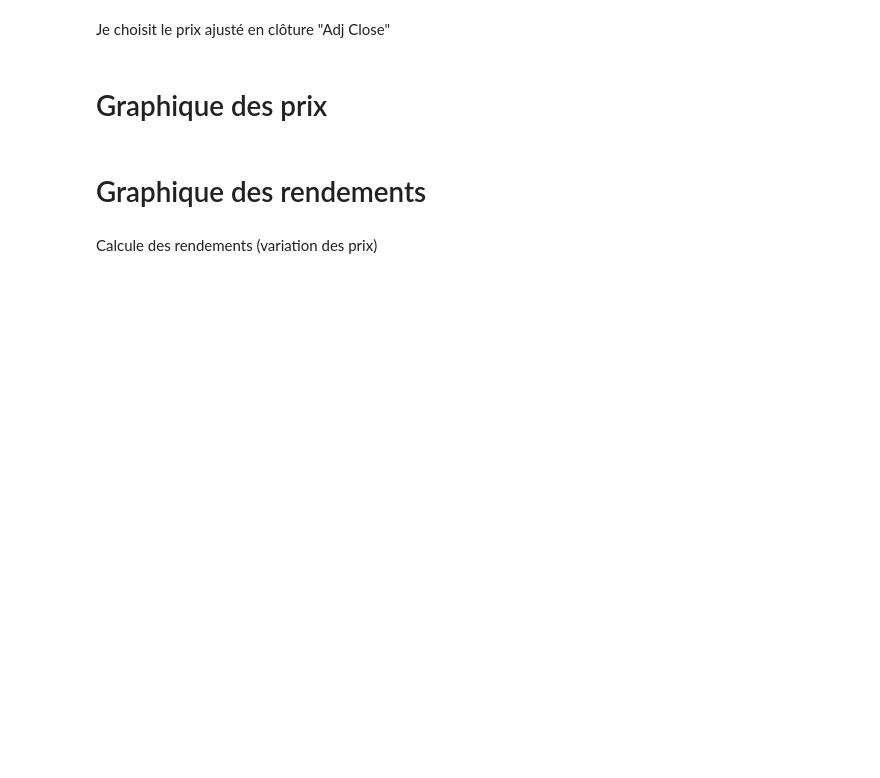
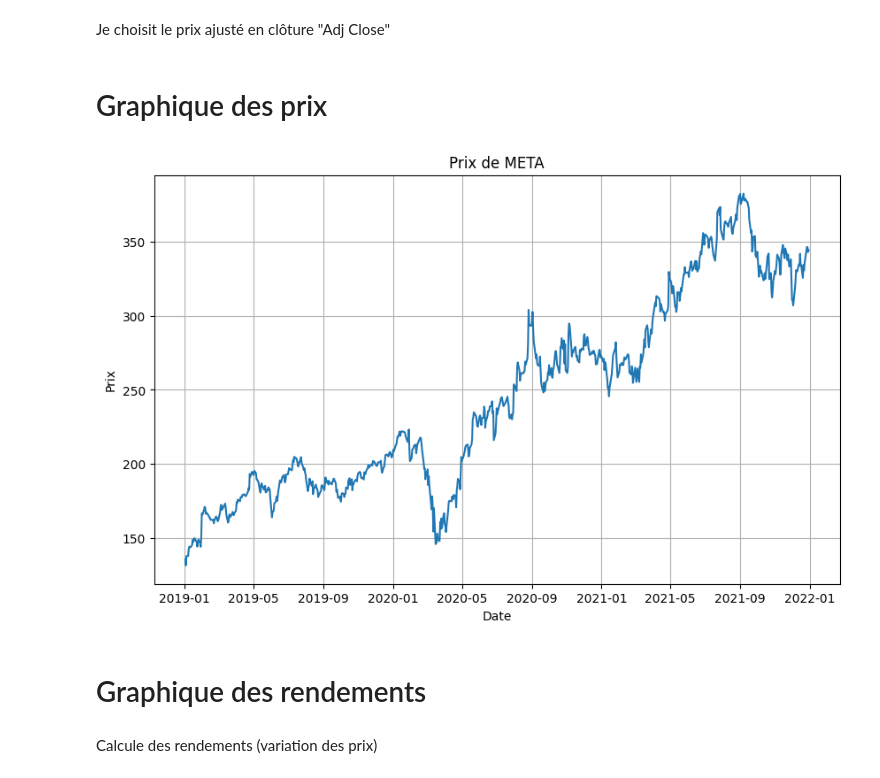
Before and after one commit to maria-aboulaala/Meta_analysis, a Jupyter notebook: analysis.ipynb, the cells around one changed output. Saved outputs shown, nothing was run; the diff lists cells and outputs as text; code cells hidden in the pictures; blank space fills up the shorter version.

```diff
--- a/analysis.ipynb
+++ b/analysis.ipynb
@@ -43,3 +36,16 @@ fig.show()
+# %%
+import matplotlib.pyplot as plt
+
+# Assuming you have a DataFrame 'data' with an index and a column "Adj Close"
+plt.figure(figsize=(10, 6))  # Adjust the figure size as needed
+plt.plot(data.index, data["Adj Close"])
+plt.title(f"Prix de {META_SYMBOLE}")
+plt.xlabel("Date")
+plt.ylabel("Prix")
+plt.grid(True)
+plt.show()
+# %% [output]
+[figure, added]
 # %% [markdown]
 # Graphique des rendements
 # %% [markdown]
```
Also changed, not shown: parts of 3 cells of this notebook, 1 other file.
